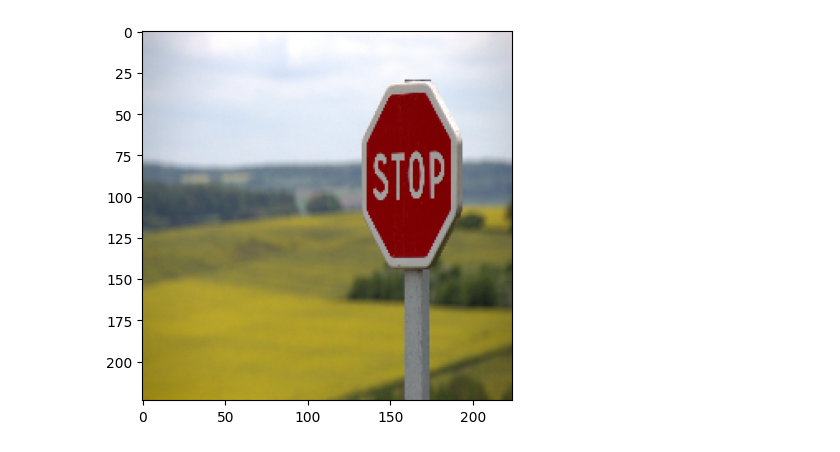
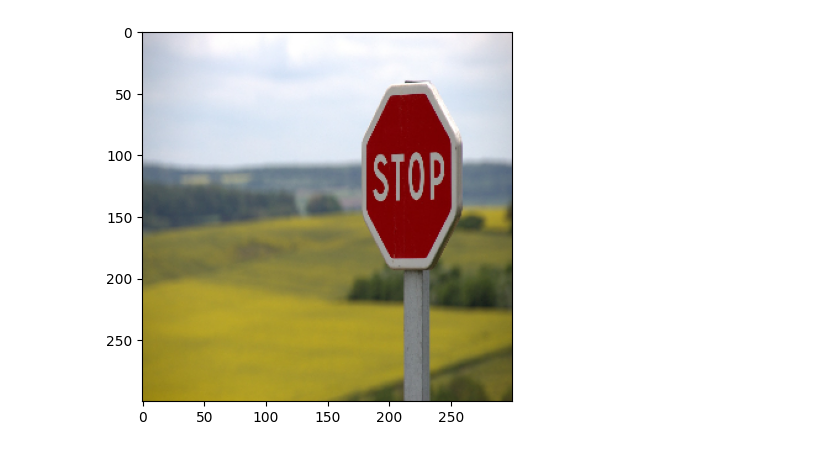
Before and after one commit to VMD121199/road-sign-detection, a Jupyter notebook: notebooks/predict.ipynb, the cells around one changed output. Cells and saved outputs as stored; diff of their text form; code cells hidden in the pictures.

```diff
--- a/notebooks/predict.ipynb
+++ b/notebooks/predict.ipynb
@@ -27,10 +27,10 @@ Non-trainable params: 14,714,688
 __________________________________________________________________________________________________
 # %%
 img_org = cv2.imread("../data/tests/stop-634941_1280.jpg")
-img_org = cv2.resize(img_org, (224, 224))
+img_org = cv2.resize(img_org, (300, 300))
 # img = img / 255.0
 plt.imshow(cv2.cvtColor(img_org, cv2.COLOR_BGR2RGB))
 plt.show()
 # %% [output]
-[figure, old version]
+[figure, new version]
 # %%
```
Also changed, not shown: parts of 8 cells of this notebook, 5 other files.
